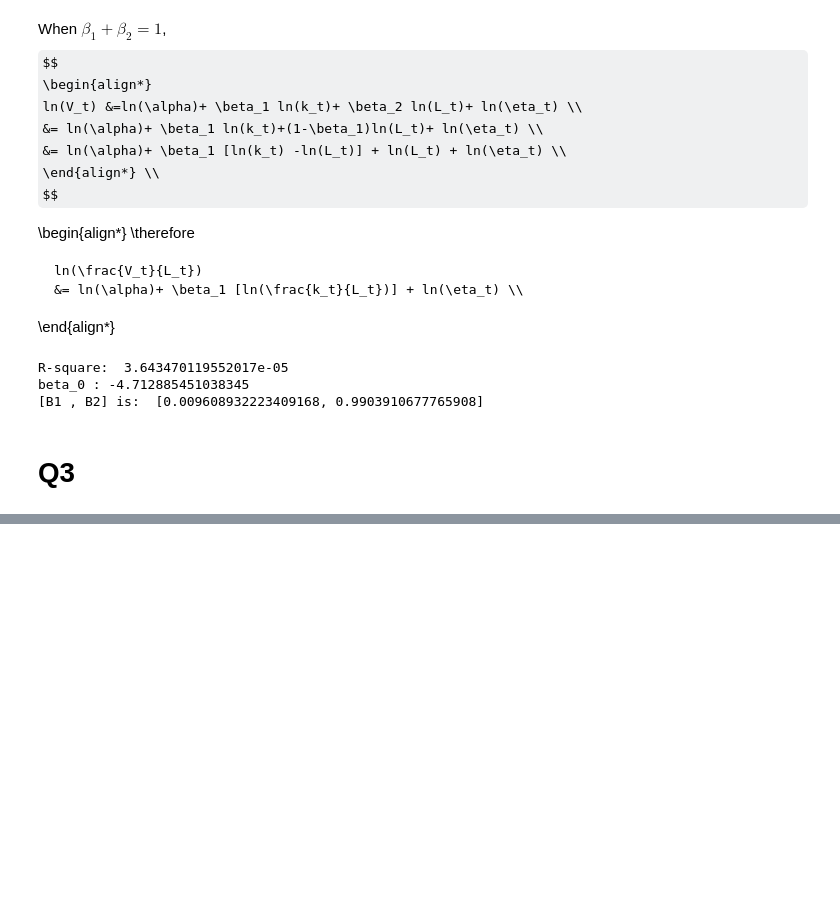
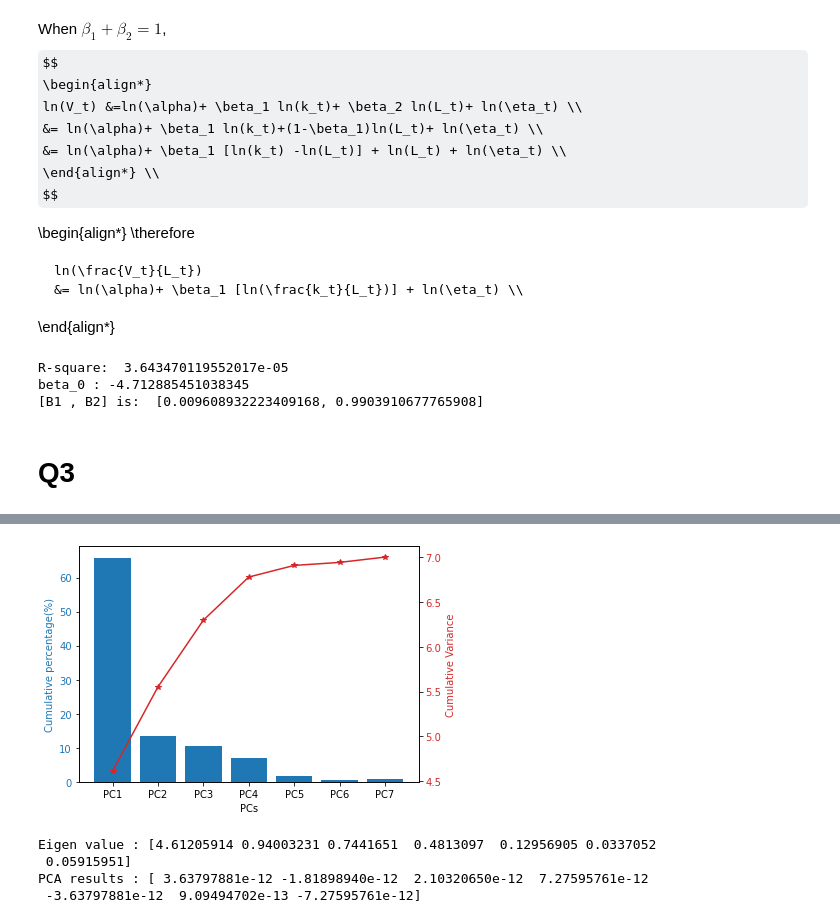
Before and after one commit to Chuanhuan/NTU-Classes, a Jupyter notebook: Data Analytics/hw5-jack.ipynb, the cells around one changed output, grey strips where cells are left out. Cells and saved outputs as stored; diff of their text form; code cells hidden in the pictures; some formulas as TeX source; blank space fills up the shorter version.

```diff
--- a/Data Analytics/hw5-jack.ipynb
+++ b/Data Analytics/hw5-jack.ipynb
@@ -412,0 +403,13 @@ array([[ 5.36444929e+02, -5.08331283e+01, -1.07101731e+01, ...,
+# %%
+m = df.loc[:,['cylinders','displacement','horsepower',
+            'weight','acceleration','year','origin']].astype(float).to_numpy()
+result , eig_value , eig_vector = myPCA(m, isCorrMx = True)
+show_PCA_chart( eig_value)
+print('Eigen value :',eig_value)
+print('PCA results :', np.sum(result,axis=0) )
+# %% [output]
+[figure, added]
+Eigen value : [4.61205914 0.94003231 0.7441651  0.4813097  0.12956905 0.0337052
+ 0.05915951]
+PCA results : [ 3.63797881e-12 -1.81898940e-12  2.10320650e-12  7.27595761e-12
+ -3.63797881e-12  9.09494702e-13 -7.27595761e-12]
```
Also changed, not shown: parts of 16 cells of this notebook.
